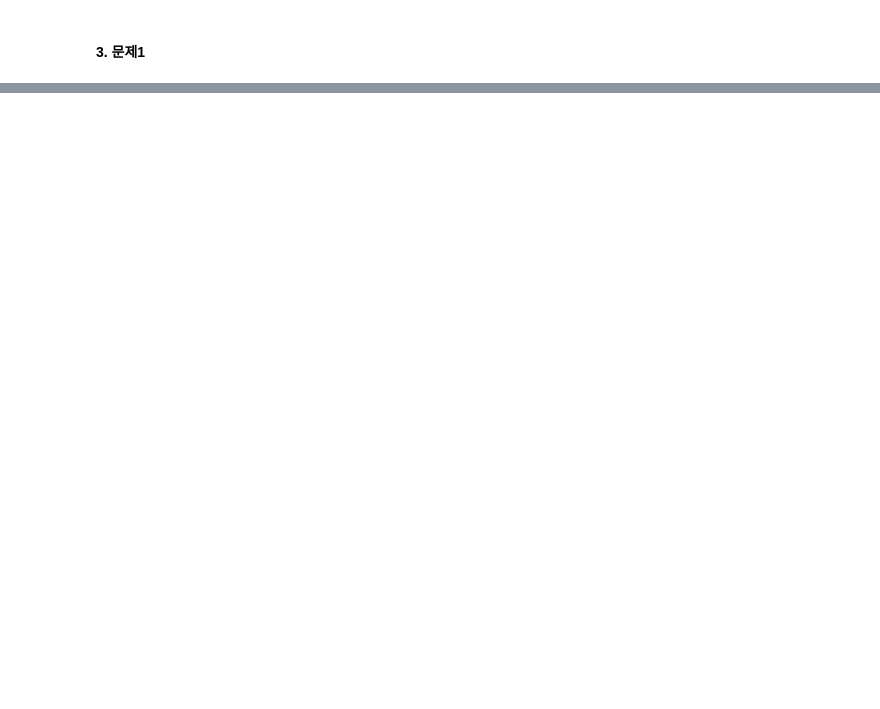
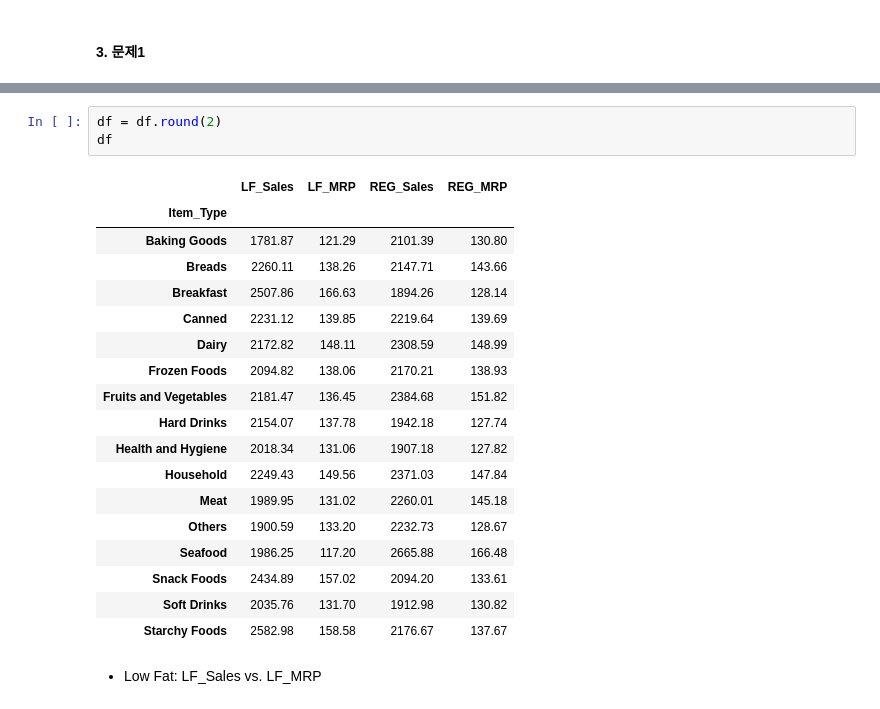
Before and after one commit to youngai1112/MachineLearning, a Jupyter notebook: 04.회귀/1231.빅마트_회귀분석.ipynb, the cells around one changed output, grey strips where cells are left out. Drawn from its saved outputs; the diff is of its cells as text; blank space fills up the shorter version.

```diff
--- a/04.회귀/1231.빅마트_회귀분석.ipynb
+++ b/04.회귀/1231.빅마트_회귀분석.ipynb
@@ -88,0 +206,24 @@ Item_Outlet_Sales: Sales of the product in the particular store. This is the out
+# %%
+df = df.round(2)
+df
+# %% [output]
+|  | LF_Sales | LF_MRP | REG_Sales | REG_MRP |
+| Item_Type |  |  |  |  |
+| Baking Goods | 1781.87 | 121.29 | 2101.39 | 130.80 |
+| Breads | 2260.11 | 138.26 | 2147.71 | 143.66 |
+| Breakfast | 2507.86 | 166.63 | 1894.26 | 128.14 |
+| Canned | 2231.12 | 139.85 | 2219.64 | 139.69 |
+| Dairy | 2172.82 | 148.11 | 2308.59 | 148.99 |
+| Frozen Foods | 2094.82 | 138.06 | 2170.21 | 138.93 |
+| Fruits and Vegetables | 2181.47 | 136.45 | 2384.68 | 151.82 |
+| Hard Drinks | 2154.07 | 137.78 | 1942.18 | 127.74 |
+| Health and Hygiene | 2018.34 | 131.06 | 1907.18 | 127.82 |
+| Household | 2249.43 | 149.56 | 2371.03 | 147.84 |
+| Meat | 1989.95 | 131.02 | 2260.01 | 145.18 |
+| Others | 1900.59 | 133.20 | 2232.73 | 128.67 |
+| Seafood | 1986.25 | 117.20 | 2665.88 | 166.48 |
+| Snack Foods | 2434.89 | 157.02 | 2094.20 | 133.61 |
+| Soft Drinks | 2035.76 | 131.70 | 1912.98 | 130.82 |
+| Starchy Foods | 2582.98 | 158.58 | 2176.67 | 137.67 |
+# %% [markdown]
+- Low Fat: LF_Sales vs. LF_MRP
```
Also changed, not shown: parts of 18 cells of this notebook.
